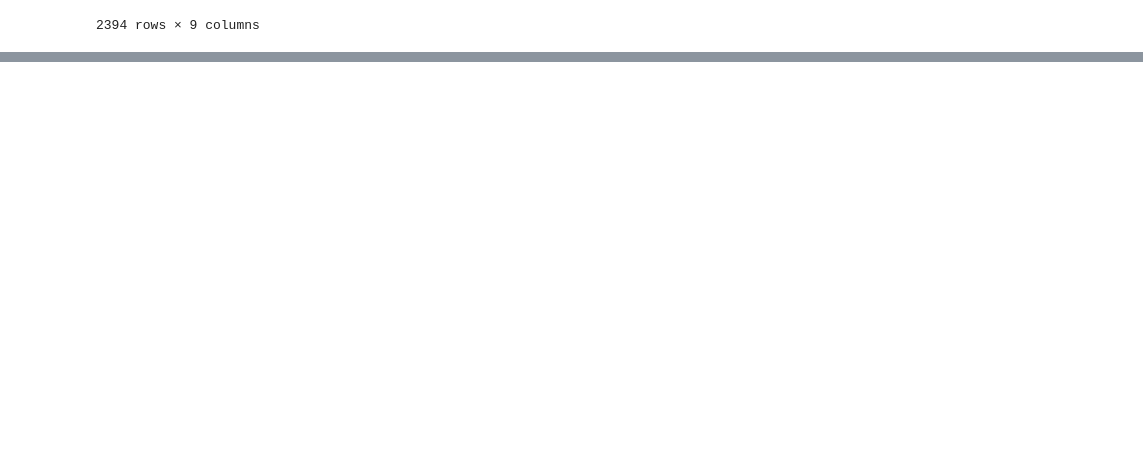
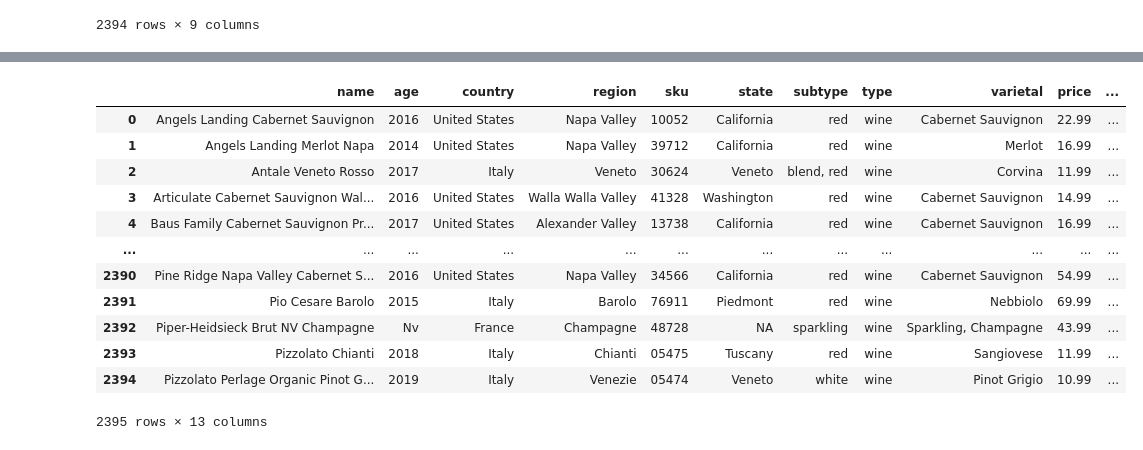
Before and after one commit to MersedehSP/Wine_ETL, a Jupyter notebook: Brian_garyswine_json.ipynb, the cells around one changed output, grey strips where cells are left out. Cells and saved outputs as stored; diff of their text form; code cells hidden in the pictures; blank space fills up the shorter version.

Commit message:
change the api url and cleaned up main dataframe

```diff
--- a/Brian_garyswine_json.ipynb
+++ b/Brian_garyswine_json.ipynb
@@ -174,15 +172,3 @@ df.to_csv('garys_wine.csv', encoding='utf-8', index=False)
         "varietal": "Chardonnay"
     }
 ]
-# %%
-###test api connection#####
-added_value = 18
-url = "https://api.cityhive.net/api/v1/products/search.json?views%5B%5D=Wine&include_price_range=true&merchant_id=5963aaf8155cb61a06cfe5de&api_key=e0d3a091dc0d81547d6e168be2b3492a&sdk_guid=278f52e7-6514-13f6-5eb8-9401c380c300&skip="+"added_value"+"&limit=18&new_style=true"
-response = requests.get(url)
-product = data["data"]["products"]
-names = []
-
-for name in product:
-    names.append(name)
-
-print(len(names))
@@ -608,0 +753,19 @@ modDfObj3.to_csv('garys_wine_real2.csv', encoding='utf-8', index=False)
+# %%
+#converted into dataframe
+testfordups_df2 = pd.DataFrame(real_data5)
+# %%
+testfordups_df2
+# %% [output]
+|  | name | age | country | region | sku | state | subtype | type | varietal | price | ... |
+| 0 | Angels Landing Cabernet Sauvignon | 2016 | United States | Napa Valley | 10052 | California | red | wine | Cabernet Sauvignon | 22.99 | ... |
+| 1 | Angels Landing Merlot Napa | 2014 | United States | Napa Valley | 39712 | California | red | wine | Merlot | 16.99 | ... |
+| 2 | Antale Veneto Rosso | 2017 | Italy | Veneto | 30624 | Veneto | blend, red | wine | Corvina | 11.99 | ... |
+| 3 | Articulate Cabernet Sauvignon Wal... | 2016 | United States | Walla Walla Valley | 41328 | Washington | red | wine | Cabernet Sauvignon | 14.99 | ... |
+| 4 | Baus Family Cabernet Sauvignon Pr... | 2017 | United States | Alexander Valley | 13738 | California | red | wine | Cabernet Sauvignon | 16.99 | ... |
+| ... | ... | ... | ... | ... | ... | ... | ... | ... | ... | ... | ... |
+| 2390 | Pine Ridge Napa Valley Cabernet S... | 2016 | United States | Napa Valley | 34566 | California | red | wine | Cabernet Sauvignon | 54.99 | ... |
+| 2391 | Pio Cesare Barolo | 2015 | Italy | Barolo | 76911 | Piedmont | red | wine | Nebbiolo | 69.99 | ... |
+| 2392 | Piper-Heidsieck Brut NV Champagne | Nv | France | Champagne | 48728 | NA | sparkling | wine | Sparkling, Champagne | 43.99 | ... |
+| 2393 | Pizzolato Chianti | 2018 | Italy | Chianti | 05475 | Tuscany | red | wine | Sangiovese | 11.99 | ... |
+| 2394 | Pizzolato Perlage Organic Pinot G... | 2019 | Italy | Venezie | 05474 | Veneto | white | wine | Pinot Grigio | 10.99 | ... |
+2395 rows × 13 columns
```
Also changed, not shown: parts of 14 cells of this notebook, 1 other file.
